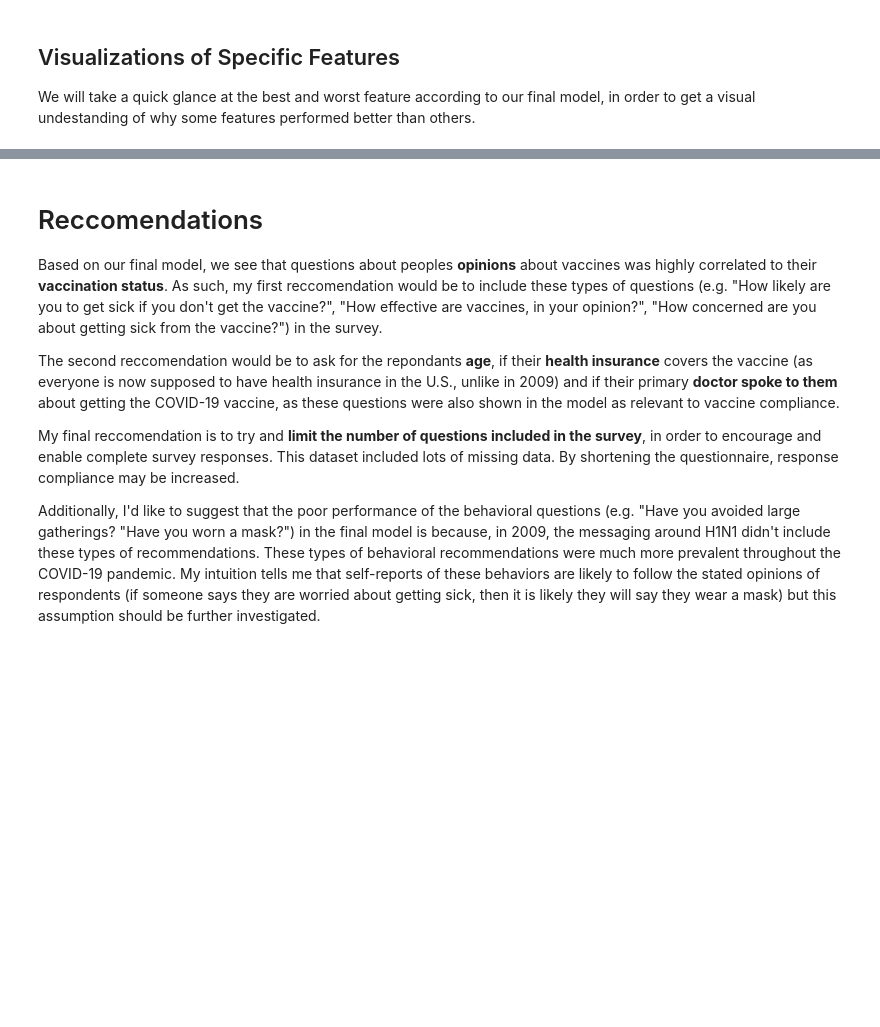
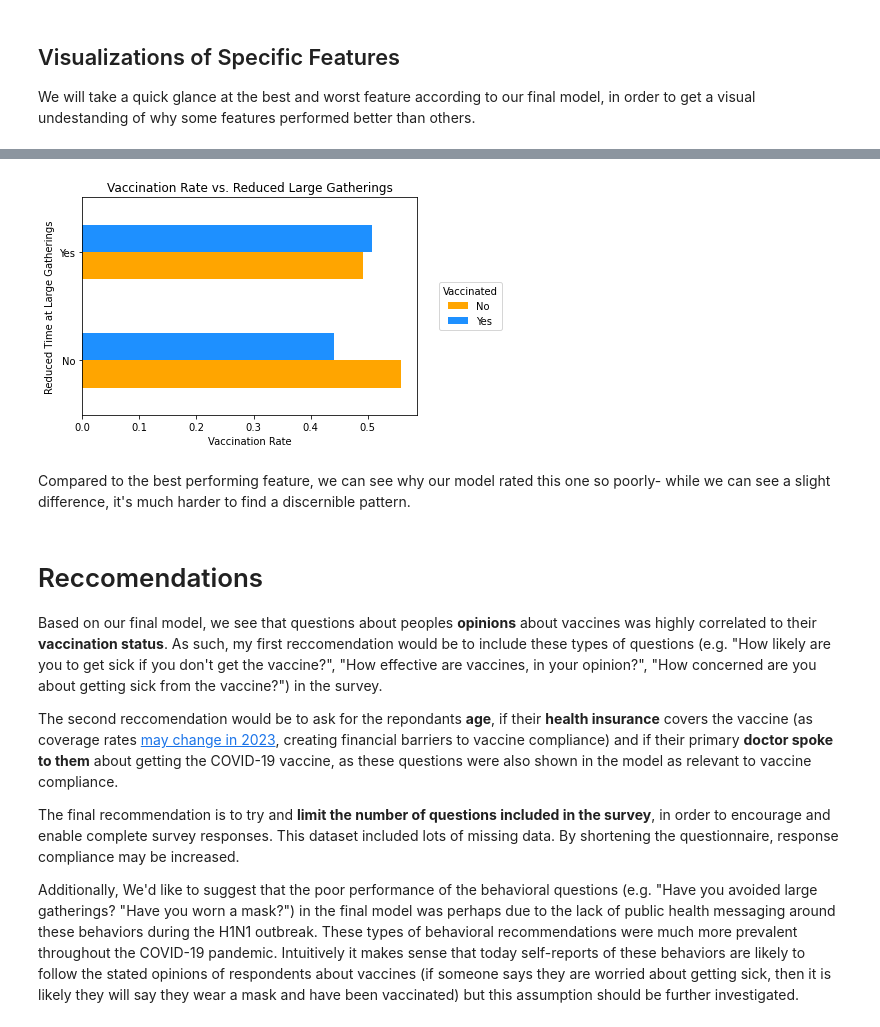
Before and after one commit to sanderlin2013/Predicting-Flu-Vaccines, a Jupyter notebook: Predicting Flu Vaccine Compliance.ipynb, the cells around one changed output, grey strips where cells are left out. Drawn from its saved outputs; the diff is of its cells as text; code cells hidden in the pictures; blank space fills up the shorter version.

```diff
--- a/Predicting Flu Vaccine Compliance.ipynb
+++ b/Predicting Flu Vaccine Compliance.ipynb
@@ -754,23 +874,27 @@ plt.title('Vaccination Count vs. Reduced Large Gatherings');
 # %%
-ax = props.plot.barh(stacked=True, color = ["orange", "dodgerblue"])
+ax = props.plot.barh(color = ["orange", "dodgerblue"])
 ax.legend(
     loc='center left',
     bbox_to_anchor=(1.05, 0.5),
     labels = ["No", "Yes"],
     title='Vaccinated')
 plt.ylabel('Reduced Time at Large Gatherings')
 plt.xlabel('Vaccination Rate')
 # set y-axes tick labels
 ax.set_yticklabels(["No", "Yes"])
 plt.title('Vaccination Rate vs. Reduced Large Gatherings');
+# %% [output]
+[figure, added]
+# %% [markdown]
+Compared to the best performing feature, we can see why our model rated this one so poorly- while we can see a slight difference, it's much harder to find a discernible pattern.
 # %% [markdown]
 # Reccomendations
 
 
 Based on our final model, we see that questions about peoples **opinions** about vaccines was highly correlated to their **vaccination status**. As such, my first reccomendation would be to include these types of questions (e.g. "How likely are you to get sick if you don't get the vaccine?", "How effective are vaccines, in your opinion?", "How concerned are you about getting sick from the vaccine?") in the survey.
 
-The second reccomendation would be to ask for the repondants **age**, if their **health insurance** covers the vaccine (as everyone is now supposed to have health insurance in the U.S., unlike in 2009) and if their primary **doctor spoke to them** about getting the COVID-19 vaccine, as these questions were also shown in the model as relevant to vaccine compliance.
+The second reccomendation would be to ask for the repondants **age**, if their **health insurance** covers the vaccine (as coverage rates [may change in 2023](https://www.cbpp.org/research/health/coverage-for-covid-19-testing-vaccinations-and-treatment), creating financial barriers to vaccine compliance) and if their primary **doctor spoke to them** about getting the COVID-19 vaccine, as these questions were also shown in the model as relevant to vaccine compliance.
 
-My final reccomendation is to try and **limit the number of questions included in the survey**, in order to encourage and enable complete survey responses. This dataset included lots of missing data. By shortening the questionnaire, response compliance may be increased.
+The final recommendation is to try and **limit the number of questions included in the survey**, in order to encourage and enable complete survey responses. This dataset included lots of missing data. By shortening the questionnaire, response compliance may be increased.
 
-Additionally, I'd like to suggest that the poor performance of the behavioral questions (e.g. "Have you avoided large gatherings? "Have you worn a mask?") in the final model is because, in 2009, the messaging around H1N1 didn't include these types of recommendations. These types of behavioral recommendations were much more prevalent throughout the COVID-19 pandemic. My intuition tells me that self-reports of these behaviors are likely to follow the stated opinions of respondents (if someone says they are worried about getting sick, then it is likely they will say they wear a mask) but this assumption should be further investigated.
+Additionally, We'd like to suggest that the poor performance of the behavioral questions (e.g. "Have you avoided large gatherings? "Have you worn a mask?") in the final model was perhaps due to the lack of public health messaging around these behaviors during the H1N1 outbreak. These types of behavioral recommendations were much more prevalent throughout the COVID-19 pandemic. Intuitively it  makes sense that today self-reports of these behaviors are likely to follow the stated opinions of respondents about vaccines (if someone says they are worried about getting sick, then it is likely they will say they wear a mask and have been vaccinated) but this assumption should be further investigated.
```
Also changed, not shown: parts of 16 cells of this notebook, 1 other file.
